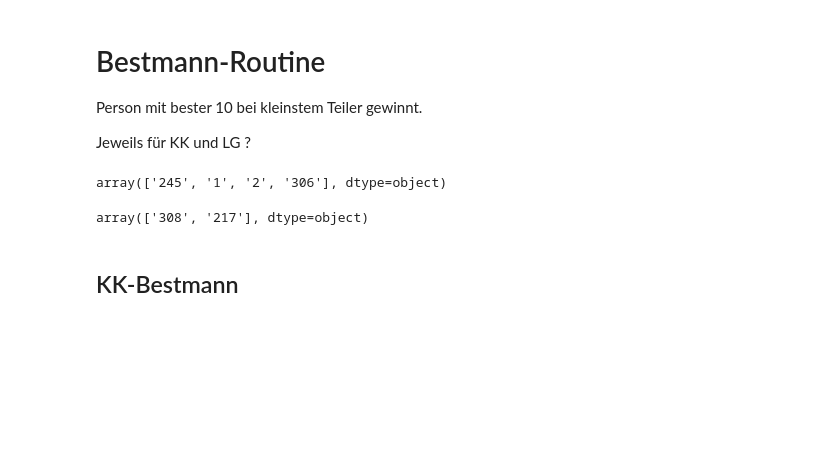
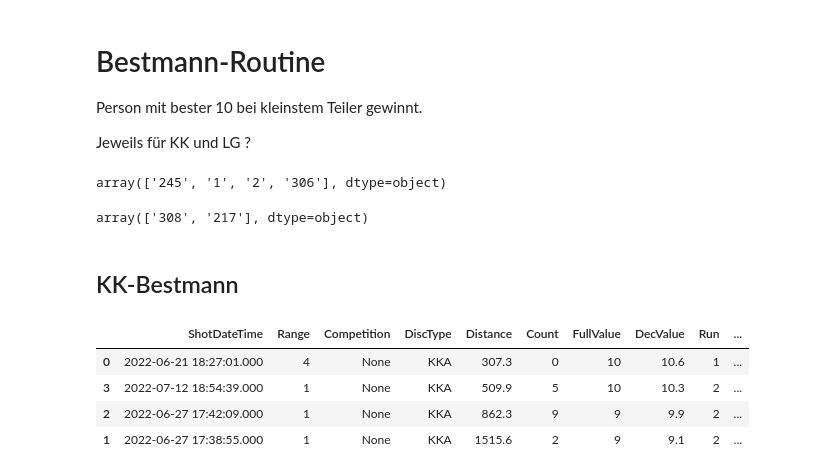
Before and after one commit to tispar/Pokalschiessen, a Jupyter notebook: backend.ipynb, the cells around one changed output. Saved outputs shown, nothing was run; the diff lists cells and outputs as text; code cells hidden in the pictures; blank space fills up the shorter version.

```diff
--- a/backend.ipynb
+++ b/backend.ipynb
@@ -154,7 +154,9 @@ Person mit bester 10 bei kleinstem Teiler gewinnt.
 Jeweils für KK und LG ?
 # %%
 KKshooters = shots[shots['DiscType'] == 'KKA']['Shooter.Identification'].unique()
+KKshots = shots[shots['DiscType'] == 'KKA']
 LGshooters = shots[shots['DiscType'] == 'LGA']['Shooter.Identification'].unique()
+LGshots = shots[shots['DiscType'] == 'LGA']
 # %%
 KKshooters
 # %% [output]
@@ -165,3 +167,21 @@ LGshooters
 array(['308', '217'], dtype=object)
 # %% [markdown]
 ## KK-Bestmann
+# %%
+KKbest = pd.DataFrame()
+
+for shooter in KKshooters:
+    df = KKshots[KKshots['Shooter.Identification'] == shooter]
+    max = df.loc[df['DecValue'].idxmax()]
+    KKbest = pd.concat([KKbest, max.to_frame().transpose()], axis=0, ignore_index=True)
+
+KKbest.sort_values(['DecValue', 'Distance'], ascending=[False,True], inplace=True)
+KKbest
+
+#TODO nur IsHot Schüsse ?
+# %% [output]
+|  | ShotDateTime | Range | Competition | DiscType | Distance | Count | FullValue | DecValue | Run | ... |
+| 0 | 2022-06-21 18:27:01.000 | 4 | None | KKA | 307.3 | 0 | 10 | 10.6 | 1 | ... |
+| 3 | 2022-07-12 18:54:39.000 | 1 | None | KKA | 509.9 | 5 | 10 | 10.3 | 2 | ... |
+| 2 | 2022-06-27 17:42:09.000 | 1 | None | KKA | 862.3 | 9 | 9 | 9.9 | 2 | ... |
+| 1 | 2022-06-27 17:38:55.000 | 1 | None | KKA | 1515.6 | 2 | 9 | 9.1 | 2 | ... |
```
